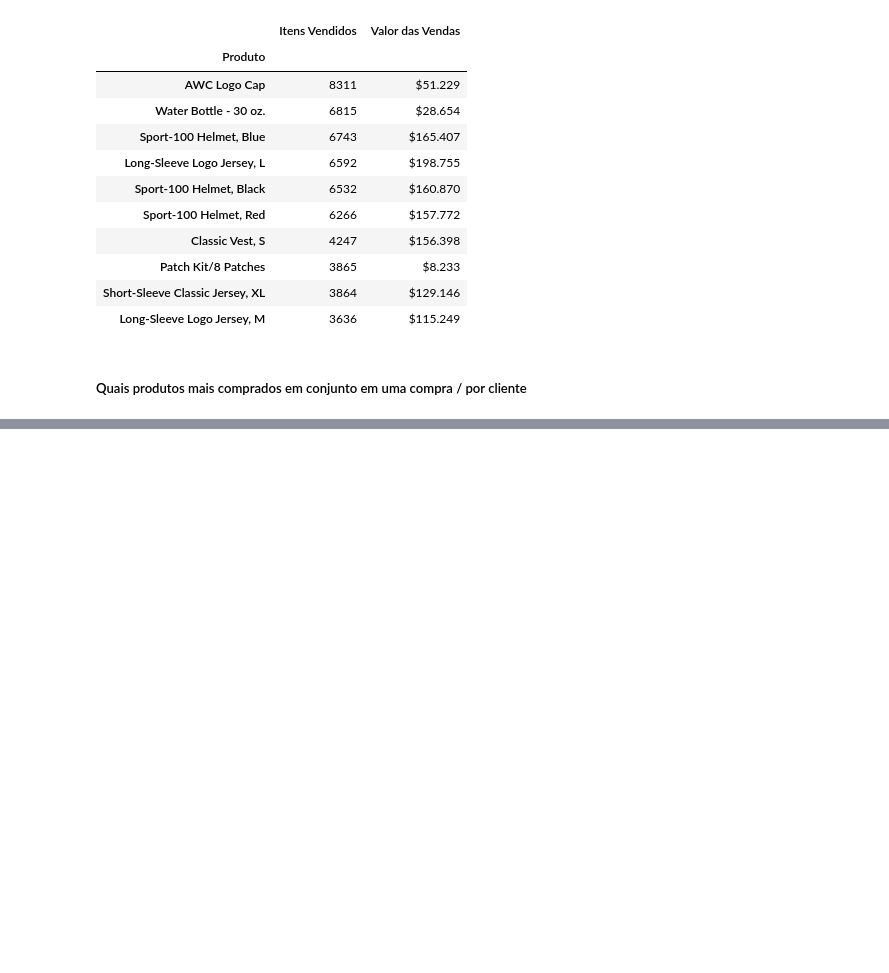
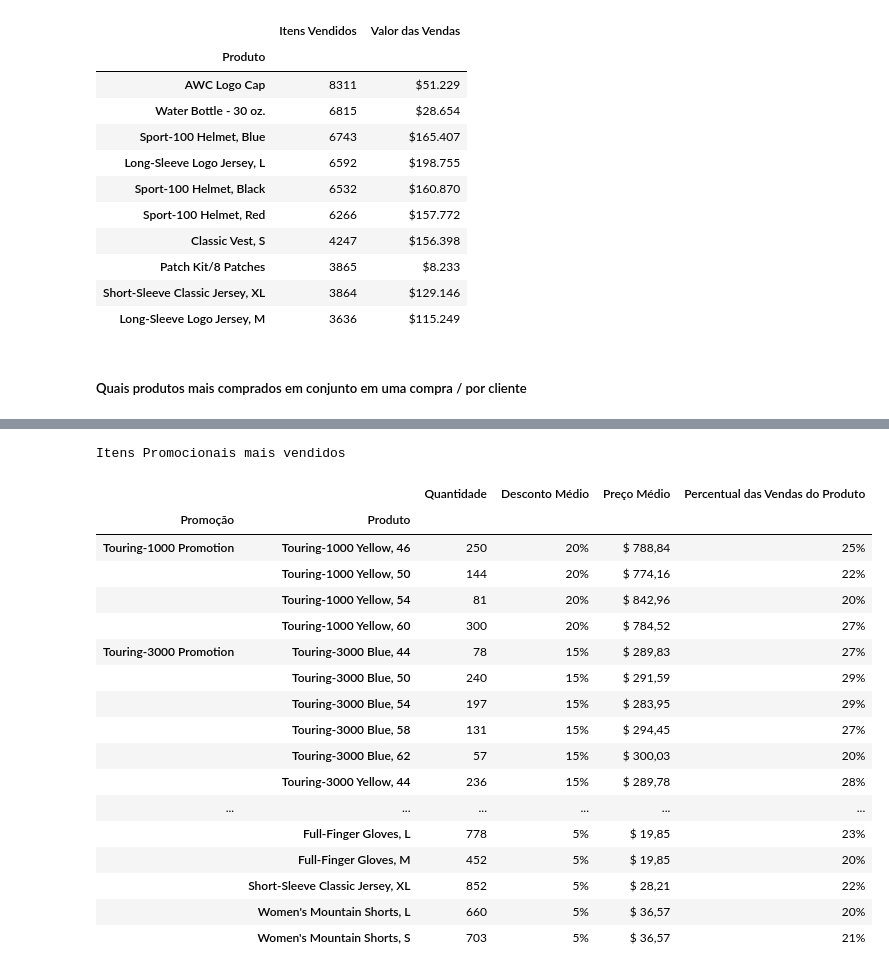
Before and after one commit to rurgel/exploratory-data-analysis, a Jupyter notebook: Adventure Works/Adventure_Works_EDA.ipynb, the cells around one changed output, grey strips where cells are left out. Saved outputs shown, nothing was run; the diff lists cells and outputs as text; code cells hidden in the pictures; blank space fills up the shorter version.

```diff
--- a/Adventure Works/Adventure_Works_EDA.ipynb
+++ b/Adventure Works/Adventure_Works_EDA.ipynb
@@ -378,0 +567,61 @@ Produtos vendidos em conjunto (Física)
+# %%
+SalesOrderDetail[['OrderQty', 'ProductID', 'SpecialOfferID',  'LineTotal']]\
+    .merge(SpecialOfferProduct, on=['SpecialOfferID', 'ProductID'])\
+    .merge(SpecialOffer, on='SpecialOfferID')\
+    .groupby(['ProductID', 'Description'])\
+    .agg({'OrderQty': 'sum', 'DiscountPct': 'mean',  'LineTotal': 'sum'})\
+    .assign(Preco_Medio=lambda x: x['LineTotal']/x['OrderQty'])\
+    .drop(columns=['LineTotal'])\
+    .reset_index()\
+    .assign(Pct= lambda df: df.groupby('ProductID')['OrderQty'].transform(lambda x: x/x.sum()))\
+    .query('Description not in "No Discount"')\
+    .sort_values('Pct', ascending=False)\
+    .merge(Product[['ProductID', 'Name']], on='ProductID')\
+    .drop('ProductID', axis=1)\
+    .query('Pct>=0.2')\
+    .rename(columns={'Name': 'Produto', 'OrderQty': 'Quantidade',
+                     'DiscountPct': 'Desconto Médio',
+                     'Pct': 'Percentual das Vendas do Produto',
+                     'Description': 'Promoção', 'Preco_Medio': 'Preço Médio'})\
+    .sort_values(['Promoção', 'Produto'])\
+    .set_index(['Promoção', 'Produto'])\
+    .style\
+    .set_caption('Itens Promocionais mais vendidos')\
+    .format('$ {0:,.2f}', thousands='.', decimal=',', subset=['Preço Médio'])\
+    .format('{0:.0%}', thousands='.', decimal=',', subset=['Desconto Médio', 'Percentual das Vendas do Produto'])\
+    .background_gradient(cmap='Blues', subset=['Quantidade'])\
+    .bar(subset=['Percentual das Vendas do Produto'], color='lightgreen', align='left', width=90, height=60, vmin=0)\
+    .text_gradient(subset=['Desconto Médio'], cmap='Reds', low=0.2, high=0.4)\
+    .set_table_styles([{'selector': 'th.col_heading',
+                          'props': 'font-size: 1.25em;'},
+                         {'selector': 'td',
+                          'props': 'text-align:center; font-weight:bold;'},
+                         {'selector': 'caption',
+                          'props': 'font-size: 1.5em;font-weight: bold;'},
+                         {'selector': 'th',
+                          'props': 'text-align:left;'},
+                         {'selector': '.index_name',
+                          'props': 'font-style:italic; text-align:center;font-weight:normal;font-size:1.3em;'},
+                         {'selector': 'th:not(.col_heading):not(.index_name)',
+                          'props': 'color:dimgray;font-size:1.1em;'},
+                         ], overwrite=False)
+# %% [output]
+Itens Promocionais mais vendidos
+|  |  | Quantidade | Desconto Médio | Preço Médio | Percentual das Vendas do Produto |
+| Promoção | Produto |  |  |  |  |
+| Touring-1000 Promotion | Touring-1000 Yellow, 46 | 250 | 20% | $ 788,84 | 25% |
+|  | Touring-1000 Yellow, 50 | 144 | 20% | $ 774,16 | 22% |
+|  | Touring-1000 Yellow, 54 | 81 | 20% | $ 842,96 | 20% |
+|  | Touring-1000 Yellow, 60 | 300 | 20% | $ 784,52 | 27% |
+| Touring-3000 Promotion | Touring-3000 Blue, 44 | 78 | 15% | $ 289,83 | 27% |
+|  | Touring-3000 Blue, 50 | 240 | 15% | $ 291,59 | 29% |
+|  | Touring-3000 Blue, 54 | 197 | 15% | $ 283,95 | 29% |
+|  | Touring-3000 Blue, 58 | 131 | 15% | $ 294,45 | 27% |
+|  | Touring-3000 Blue, 62 | 57 | 15% | $ 300,03 | 20% |
+|  | Touring-3000 Yellow, 44 | 236 | 15% | $ 289,78 | 28% |
+| ... | ... | ... | ... | ... | ... |
+|  | Full-Finger Gloves, L | 778 | 5% | $ 19,85 | 23% |
+|  | Full-Finger Gloves, M | 452 | 5% | $ 19,85 | 20% |
+|  | Short-Sleeve Classic Jersey, XL | 852 | 5% | $ 28,21 | 22% |
+|  | Women's Mountain Shorts, L | 660 | 5% | $ 36,57 | 20% |
+|  | Women's Mountain Shorts, S | 703 | 5% | $ 36,57 | 21% |
```
Also changed, not shown: parts of 20 cells of this notebook, 1 other file.
